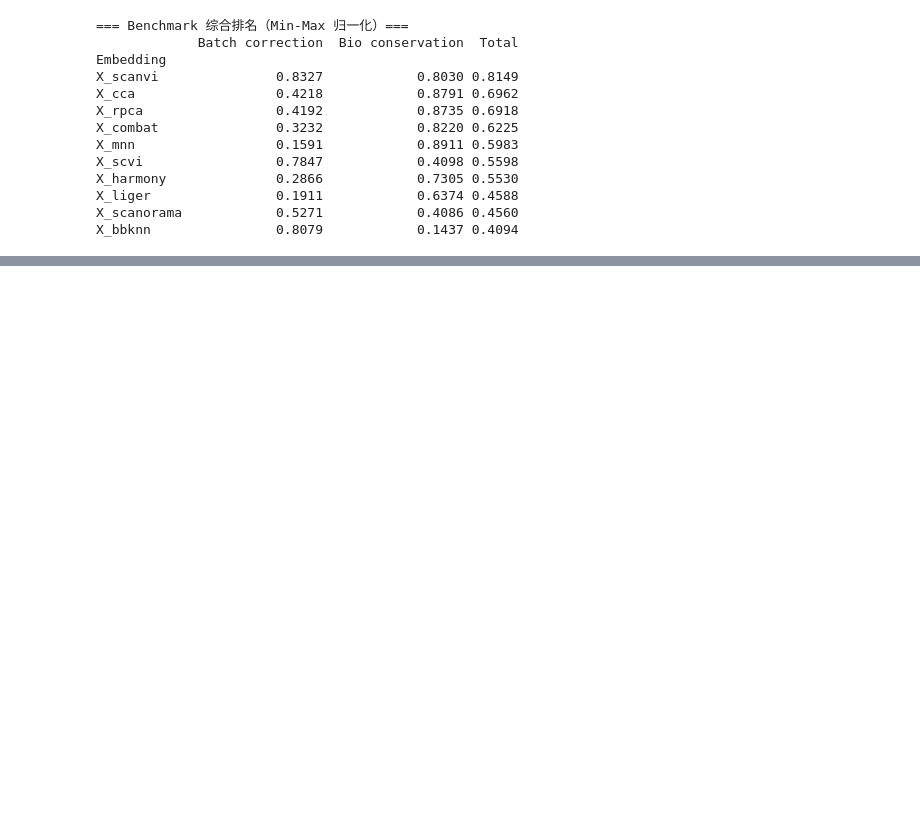
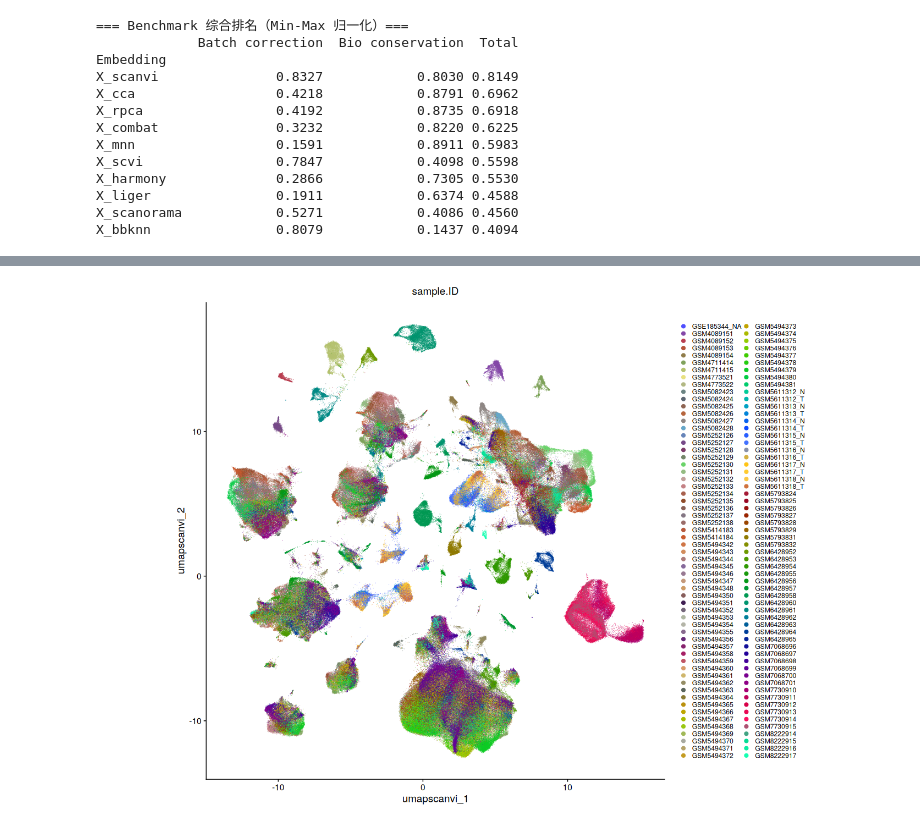
Before and after one commit to FY10086/Prostate-Altas, a Jupyter notebook: 03-Bench_mark.ipynb, the cells around one changed output, grey strips where cells are left out. Cells and saved outputs as stored; diff of their text form; code cells hidden in the pictures; blank space fills up the shorter version.

```diff
--- a/03-Bench_mark.ipynb
+++ b/03-Bench_mark.ipynb
@@ -663,0 +633,6 @@ print("="*60)
+# %%
+## 可视化
+library(Seurat)
+library(ggplot2)
+library(dplyr)
+seu <- qs::qread("/home/data/tanglei/project/prostate_altas/output/02/Integration_GSE.qs")
@@ -663,0 +657,81 @@ print("="*60)
+# %%
+seu <- RunUMAP(seu, reduction = "scanvi",
+               dims = 1:50,
+               reduction.name = "umap.scanvi")
+# %%
+# 基础信息
+reduction_use <- "umap.scanvi"
+dims_use <- c(1, 2)
+
+emb <- Embeddings(seu, reduction = reduction_use)[, dims_use, drop = FALSE]
+meta <- seu@meta.data
+plot_cells <- intersect(rownames(emb), rownames(meta))
+
+if (length(plot_cells) == 0) {
+  stop(sprintf("No overlapping cells between %s embedding and meta.data", reduction_use))
+}
+
+emb <- emb[plot_cells, , drop = FALSE]
+meta <- meta[plot_cells, , drop = FALSE]
+
+axis_x <- colnames(emb)[1]
+axis_y <- colnames(emb)[2]
+
+plot_df <- cbind(
+  as.data.frame(emb, check.names = FALSE),
+  meta[, c("sample.ID", "GSE.ID", "celltype_article_H1"), drop = FALSE]
+)
+
+# 贴近 Seurat::DimPlot 风格：白底无网格、固定比例、显示坐标轴/刻度
+base_theme <- theme_classic() +
+  theme(
+    plot.title = element_text(size = 11, hjust = 0.5, colour = "black"),
+    axis.title = element_text(size = 11, colour = "black"),
+    axis.text = element_text(size = 9, colour = "black"),
+    axis.ticks = element_line(colour = "black", linewidth = 0.3),
+    axis.line = element_line(colour = "black", linewidth = 0.3),
+    legend.title = element_blank(),
+    legend.text = element_text(size = 7),
+    legend.key.size = grid::unit(0.28, "cm")
+  )
+
+plot_reduction <- function(df, group_var, title, scale_fun, pt.size = 0.01) {
+  ggplot(df, aes(x = .data[[axis_x]], y = .data[[axis_y]], color = .data[[group_var]])) +
+    geom_point(size = pt.size, alpha = 0.8, stroke = 0, na.rm = FALSE) +
+    coord_fixed() +
+    labs(title = title, x = axis_x, y = axis_y) +
+    scale_fun +
+    guides(color = guide_legend(ncol = 2, override.aes = list(size = 2, alpha = 1))) +
+    base_theme
+}
+
+sample_levels <- sort(unique(na.omit(plot_df$sample.ID)))
+sample_pal <- grDevices::colorRampPalette(ggsci::pal_igv("default")(51))(length(sample_levels))
+
+options(repr.plot.width = 12, repr.plot.height = 8)
+plot_reduction(
+  plot_df,
+  group_var = "sample.ID",
+  title = "sample.ID",
+  scale_fun = scale_color_manual(values = setNames(sample_pal, sample_levels), na.value = "grey80")
+)
+
+options(repr.plot.width = 8, repr.plot.height = 6)
+plot_reduction(
+  plot_df,
+  group_var = "GSE.ID",
+  title = "GSE.ID",
+  scale_fun = ggsci::scale_color_igv("default", na.value = "grey80")
+)
+
+celltype_levels <- sort(unique(na.omit(plot_df$celltype_article_H1)))
+celltype_pal <- grDevices::colorRampPalette(ggsci::pal_igv("default")(51))(length(celltype_levels))
+
+plot_reduction(
+  plot_df,
+  group_var = "celltype_article_H1",
+  title = "celltype_article",
+  scale_fun = ggsci::scale_color_igv("default", na.value = "grey80")
+)
+# %% [output]
+[figure, added]
```
Also changed, not shown: parts of 12 cells of this notebook.
